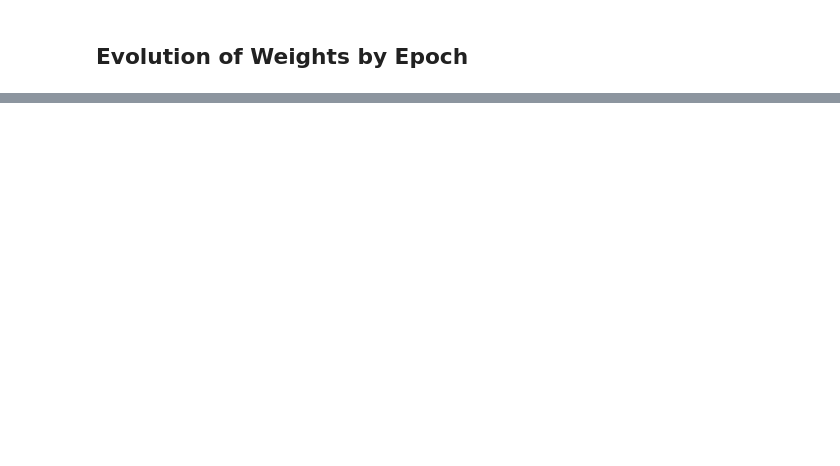
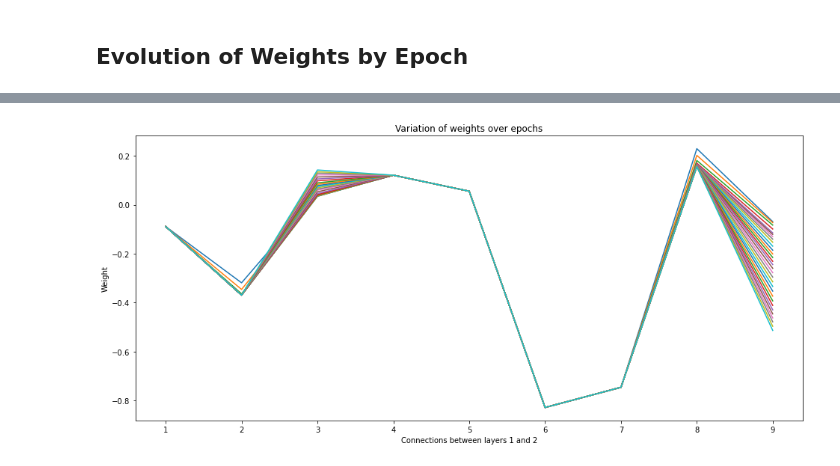
Before and after one commit to somnath1077/MachineLearningExercises, a Jupyter notebook: ML_Using_Python/activation_functions/nb01_relu.ipynb, the cells around one changed output, grey strips where cells are left out. Cells and saved outputs as stored; diff of their text form; code cells hidden in the pictures; blank space fills up the shorter version.

```diff
--- a/ML_Using_Python/activation_functions/nb01_relu.ipynb
+++ b/ML_Using_Python/activation_functions/nb01_relu.ipynb
@@ -245,0 +229,21 @@ plt.legend();
+# %%
+fig, ax = plt.subplots(1, 1, figsize=(16, 7))
+x_vals = range(1, NUM_UNITS**2 + 1)
+
+for epoch in range(0, EPOCHS):
+    weights = weights_dict[epoch][2].flatten()
+    ax.plot(x_vals, weights, label=f'epoch {epoch + 1}')
+
+
+ax.set_title('Variation of weights over epochs')
+
+if NUM_UNITS < 6:
+    ax.set_xticks(range(1, NUM_UNITS**2 + 1))
+
+ax.set_xlabel('Connections between layers 1 and 2')
+ax.set_ylabel('Weight');
+
+if EPOCHS < 8:
+    plt.legend();
+# %% [output]
+[figure, added]
```
Also changed, not shown: parts of 18 cells of this notebook.
